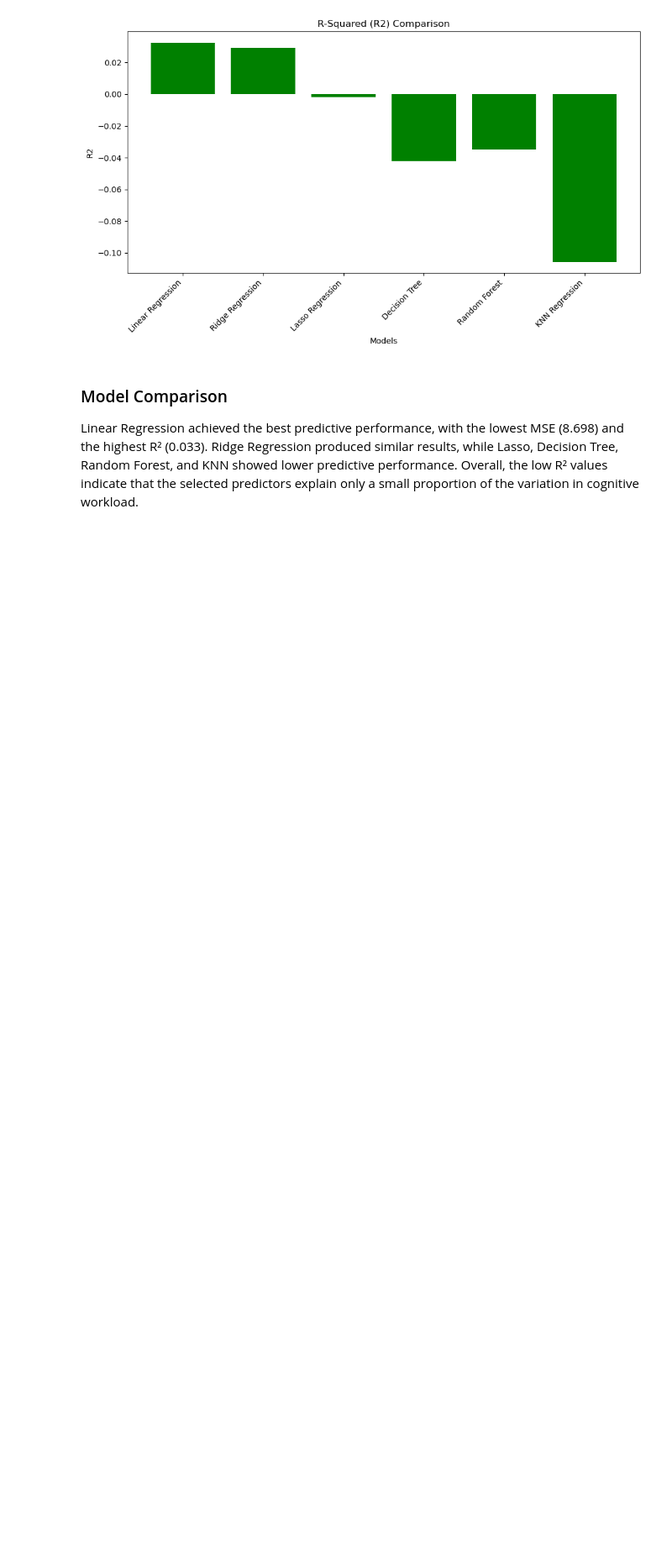
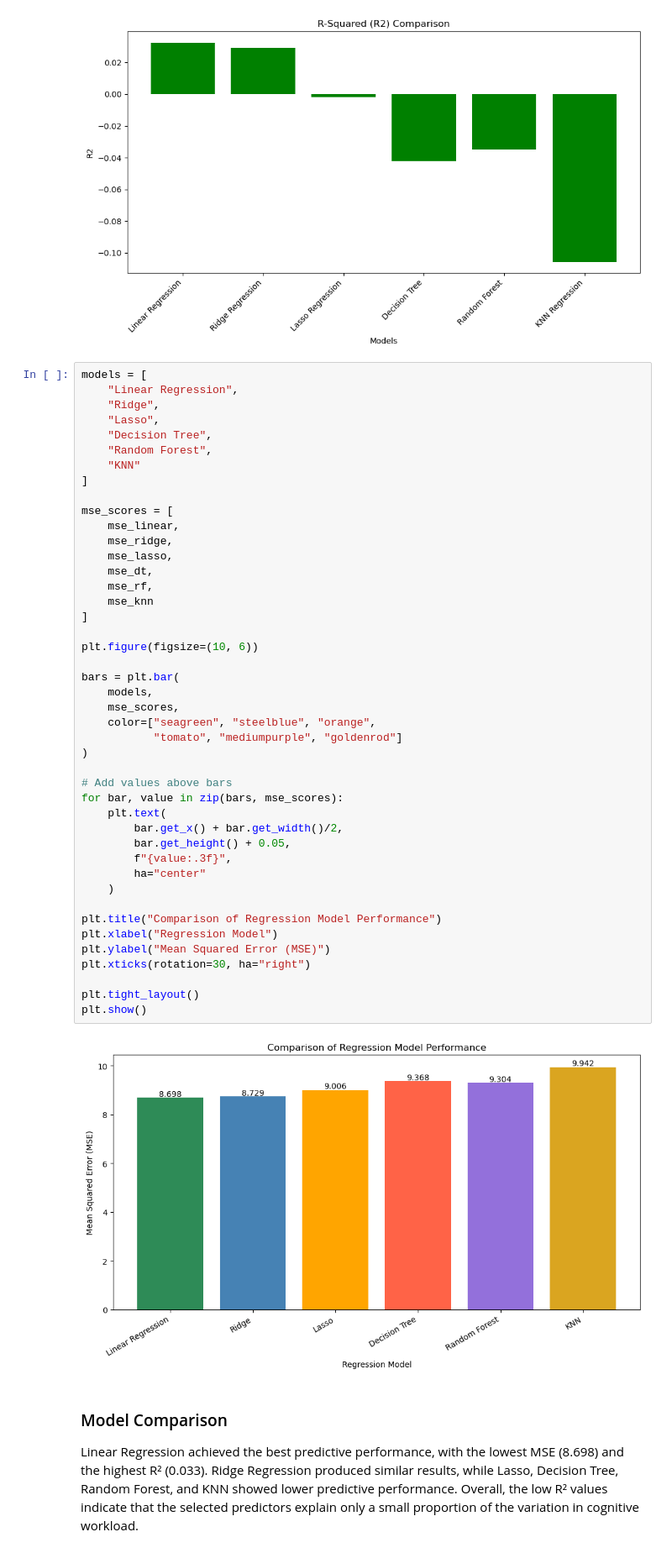
Before and after one commit to Chakuunaa/Evaluating-Dashboard-Design-Effectiveness-in-Data-Analytics, a Jupyter notebook: notebooks/01_Dissertation_Analysis.ipynb, the cells around one changed output. Shown at 84% size. Saved outputs shown, nothing was run; the diff lists cells and outputs as text; blank space fills up the shorter version.

Commit message:
Add final regression comparisons and visualisations

```diff
--- a/notebooks/01_Dissertation_Analysis.ipynb
+++ b/notebooks/01_Dissertation_Analysis.ipynb
@@ -1306,6 +1306,52 @@ plt.show()
 # %% [output]
 [figure]
 [figure]
+# %%
+models = [
+    "Linear Regression",
+    "Ridge",
+    "Lasso",
+    "Decision Tree",
+    "Random Forest",
+    "KNN"
+]
+
+mse_scores = [
+    mse_linear,
+    mse_ridge,
+    mse_lasso,
+    mse_dt,
+    mse_rf,
+    mse_knn
+]
+
+plt.figure(figsize=(10, 6))
+
+bars = plt.bar(
+    models,
+    mse_scores,
+    color=["seagreen", "steelblue", "orange",
+           "tomato", "mediumpurple", "goldenrod"]
+)
+
+# Add values above bars
+for bar, value in zip(bars, mse_scores):
+    plt.text(
+        bar.get_x() + bar.get_width()/2,
+        bar.get_height() + 0.05,
+        f"{value:.3f}",
+        ha="center"
+    )
+
+plt.title("Comparison of Regression Model Performance")
+plt.xlabel("Regression Model")
+plt.ylabel("Mean Squared Error (MSE)")
+plt.xticks(rotation=30, ha="right")
+
+plt.tight_layout()
+plt.show()
+# %% [output]
+[figure, added]
 # %% [markdown]
 ### Model Comparison
 
```
Also changed, not shown: parts of 13 cells of this notebook.
